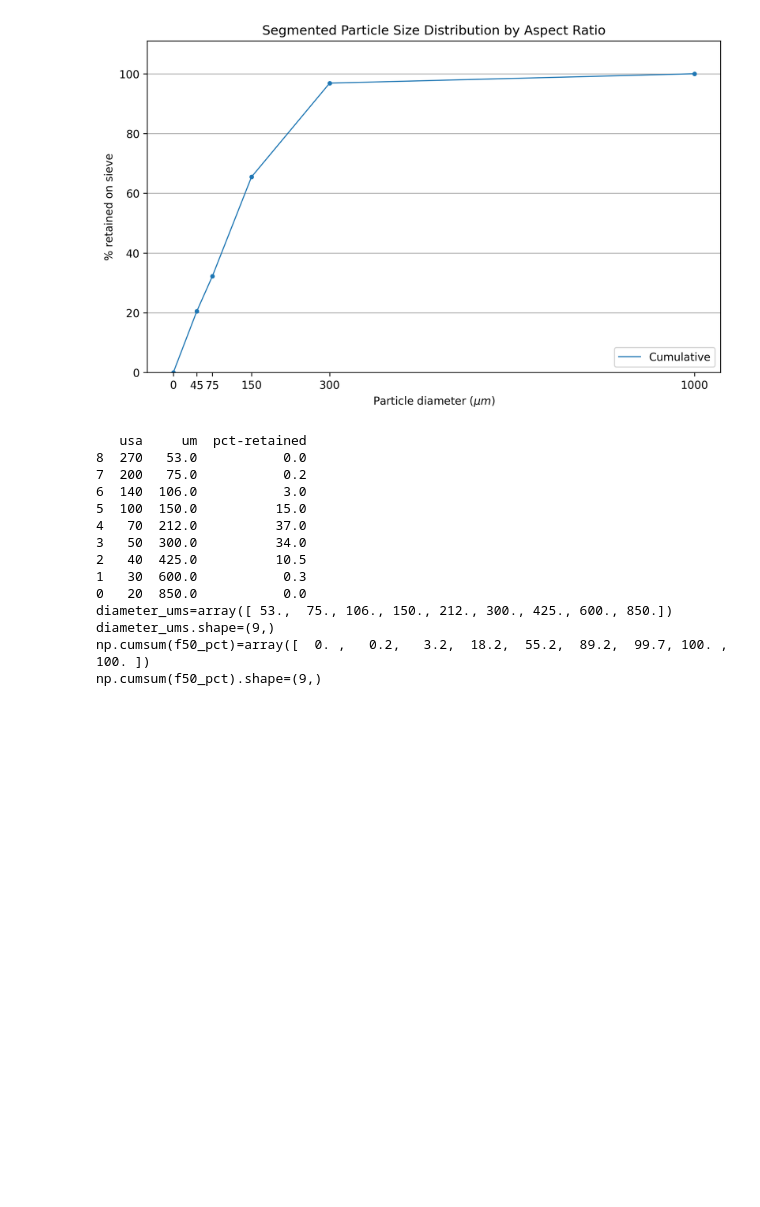
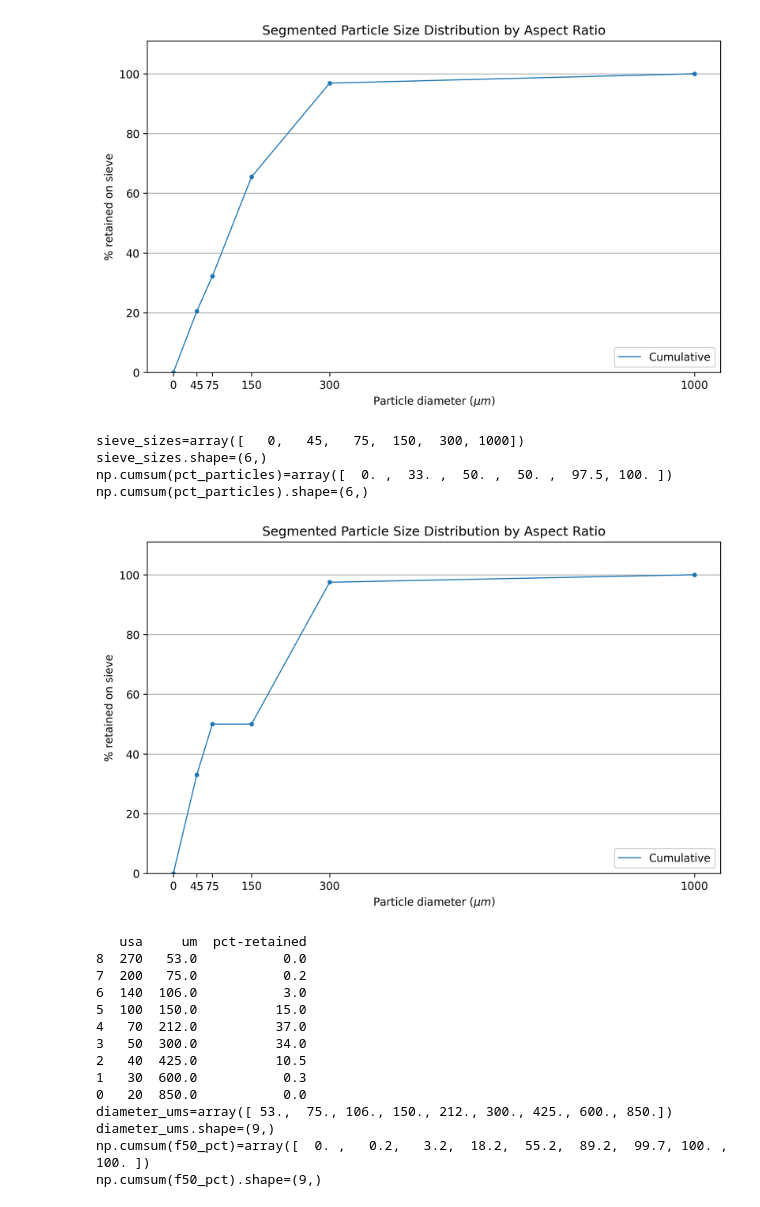
Before and after one commit to GusBusDraws/mhe-analysis, a Jupyter notebook: nbs/36-dev-labels-to-size.ipynb, the cells around one changed output. Drawn from its saved outputs; the diff is of its cells as text; code cells hidden in the pictures; blank space fills up the shorter version.

Commit message:
Plot standard IDOX grading curve

```diff
--- a/nbs/36-dev-labels-to-size.ipynb
+++ b/nbs/36-dev-labels-to-size.ipynb
@@ -36,13 +36,15 @@ def simulate_sieve(imgs_labeled, bin_edges, pixel_res):
         lambda row: row['nslices' : 'ncols'].nlargest(3).iloc[2], axis=1)
     # Apply pixel resolution to second smallest dimension
     b_ums = pixel_res * labels_df['b'].to_numpy()
-    hist, sieve_sizes = np.histogram(b_ums, bins=bin_edges)
+    n_particles, sieve_sizes = np.histogram(b_ums, bins=bin_edges)
     # seg_pct = 100 * seg_hist / labels_df.shape[0]
     # sieve_df[f'seg-aspect-pct'] = seg_pct
-    n_particles = np.insert(hist, 0, 0)
     return n_particles, sieve_sizes
 
-def grading_curve(n_particles, sieve_sizes):
+def grading_curve(
+    n_particles, sieve_sizes, standard_n_particles=None
+):
+    n_particles = np.insert(n_particles, 0, 0)
     # seg_pct = 100 * seg_hist / labels_df.shape[0]
     pct_particles = 100 * n_particles / np.sum(n_particles)
     # Plot histogram
@@ -92,6 +94,17 @@ np.cumsum(pct_particles)=array([  0.        ,  20.49095987,  32.25782743,  65.45
         96.86167867, 100.        ])
 np.cumsum(pct_particles).shape=(6,)
 [figure]
+# %%
+# Based on "Full Production" doc
+bin_edges = np.array([0, 45, 75, 150, 300, 1000])
+n_particles_ideal = np.array([33, 17, 0, 47.5, 2.5])
+fig, ax = grading_curve(n_particles_ideal, bin_edges)
+# %% [output]
+sieve_sizes=array([   0,   45,   75,  150,  300, 1000])
+sieve_sizes.shape=(6,)
+np.cumsum(pct_particles)=array([  0. ,  33. ,  50. ,  50. ,  97.5, 100. ])
+np.cumsum(pct_particles).shape=(6,)
+[figure, added]
 # %%
 # Collect sieve data
 sieve_df = pd.read_csv(
```
Also changed, not shown: parts of 3 cells of this notebook.
